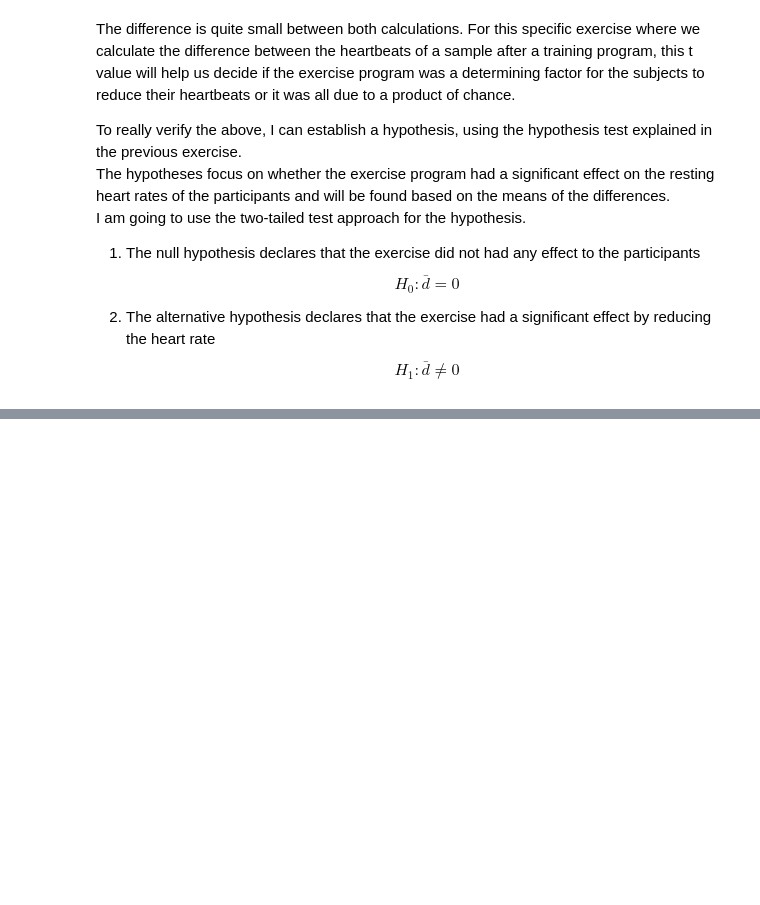
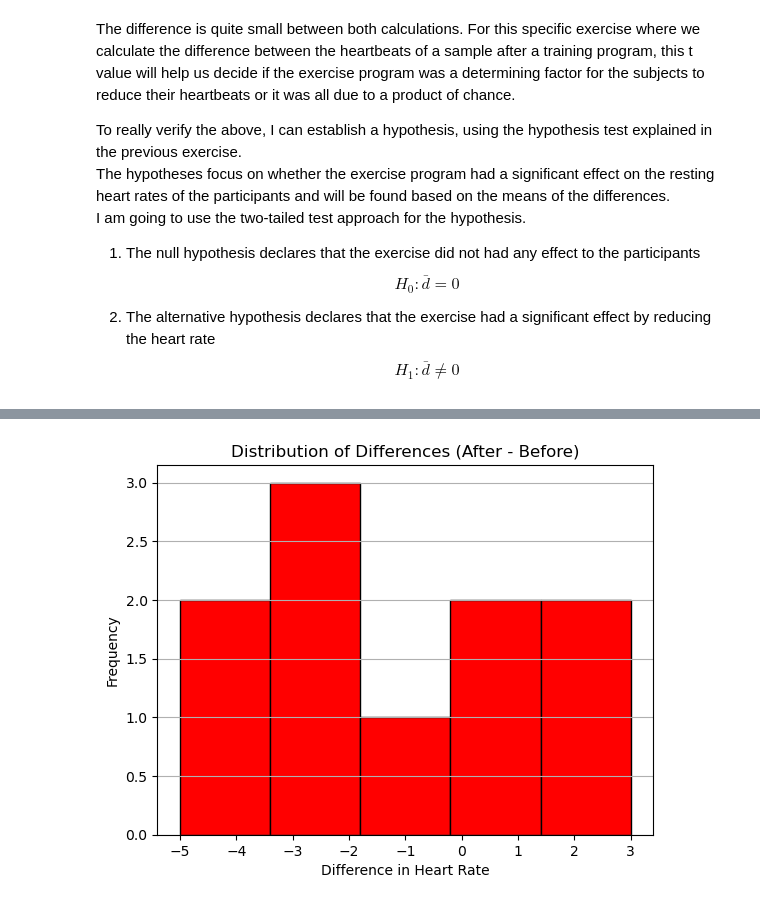
Before and after one commit to jalaca91/applied-statistics, a Jupyter notebook: tasks.ipynb, the cells around one changed output, grey strips where cells are left out. Saved outputs shown, nothing was run; the diff lists cells and outputs as text; code cells hidden in the pictures; blank space fills up the shorter version.

```diff
--- a/tasks.ipynb
+++ b/tasks.ipynb
@@ -413,0 +430,13 @@ Using again the p-value with a significance level of 5% (that is, the p-value is
+# %%
+# Compute differences
+differences = np.array(after) - np.array(before)
+
+# Plot histogram
+plt.hist(differences, bins=5, color="red", edgecolor="black")
+plt.title("Distribution of Differences (After - Before)")
+plt.xlabel("Difference in Heart Rate")
+plt.ylabel("Frequency")
+plt.grid(axis="y")
+plt.show()
+# %% [output]
+[figure, added]
```
Also changed, not shown: parts of 9 cells of this notebook.
